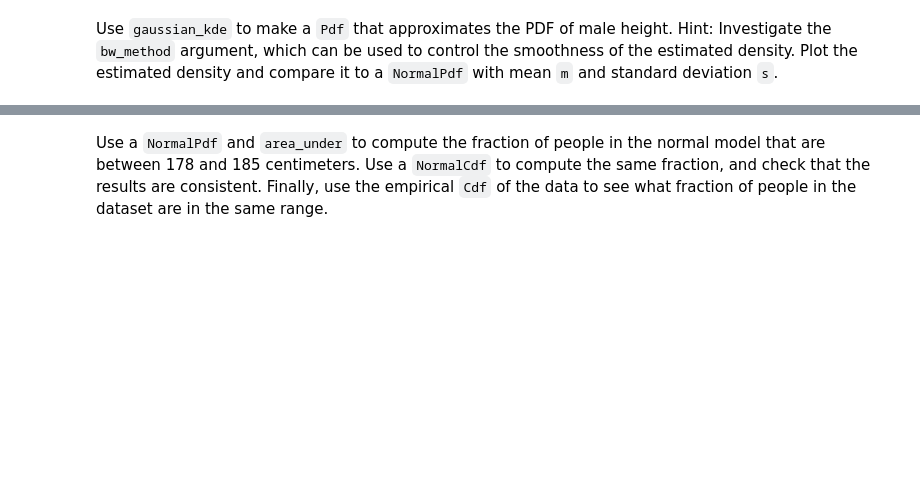
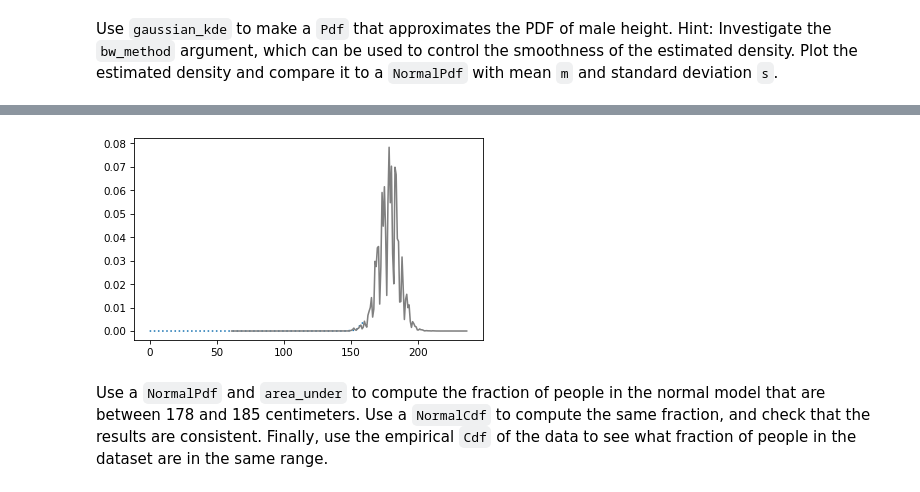
Before and after one commit to JoaoJimenez/Think_stats, a Jupyter notebook: nb/chap06.ipynb, the cells around one changed output, grey strips where cells are left out. Drawn from its saved outputs; the diff is of its cells as text; code cells hidden in the pictures; blank space fills up the shorter version.

```diff
--- a/nb/chap06.ipynb
+++ b/nb/chap06.ipynb
@@ -794,5 +800,11 @@ Plot the estimated density and compare it to a `NormalPdf` with mean `m` and sta
 # %%
-# Solution goes here
+domain_heights = np.min(heights), np.max(heights)
+pdf_heights = Pdf(height_gaussian, domain_heights, name="data")
+# %%
+plt.plot(qs, ps_hg, ls = ":")
+pdf_heights.plot(ls="-", color="gray")
+# %% [output]
+[figure, added]
 # %% [markdown]
 Use a `NormalPdf` and `area_under` to compute the fraction of people in the normal model that are between 178 and 185 centimeters.
 Use a `NormalCdf` to compute the same fraction, and check that the results are consistent.
```
Also changed, not shown: parts of 9 cells of this notebook.
